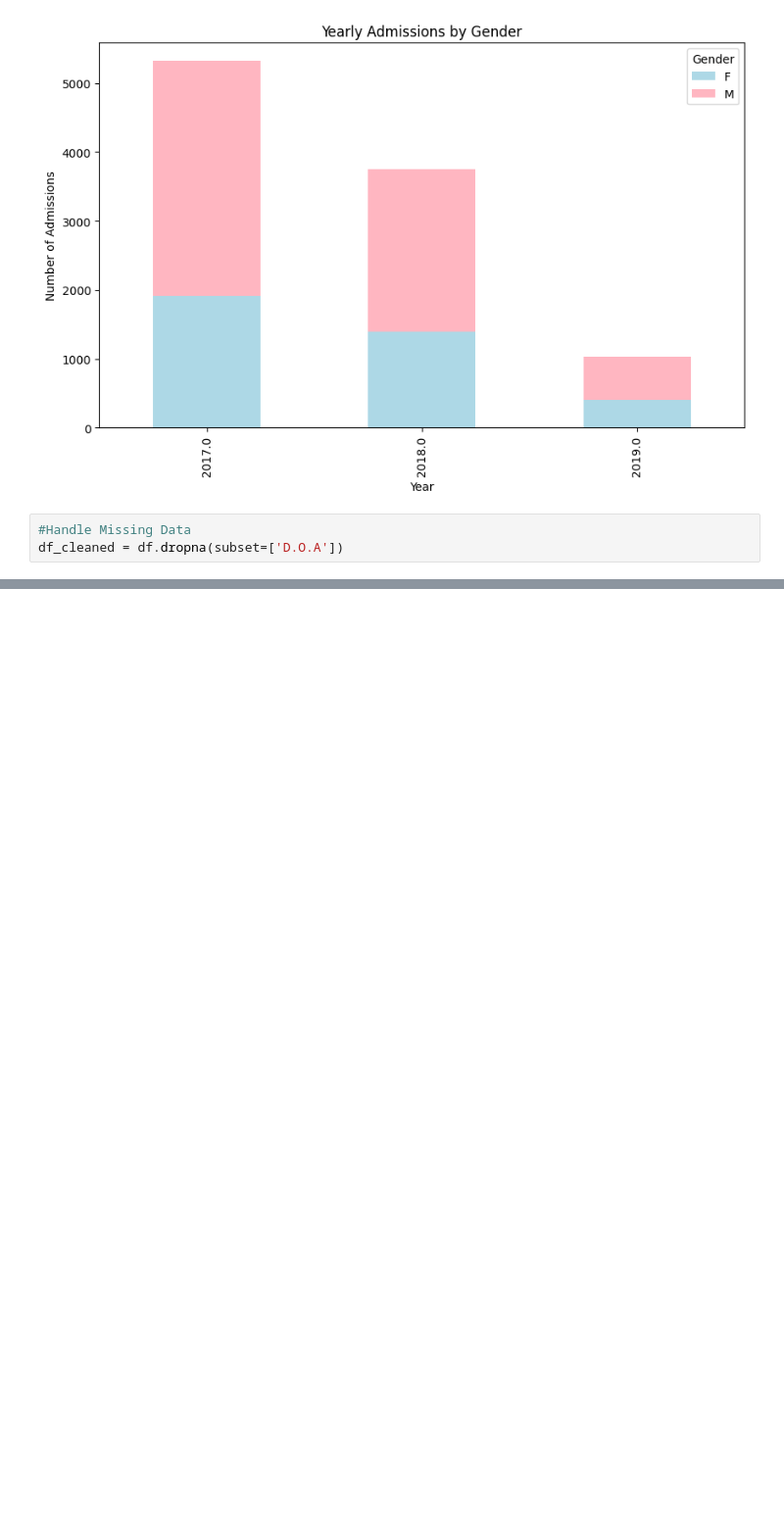
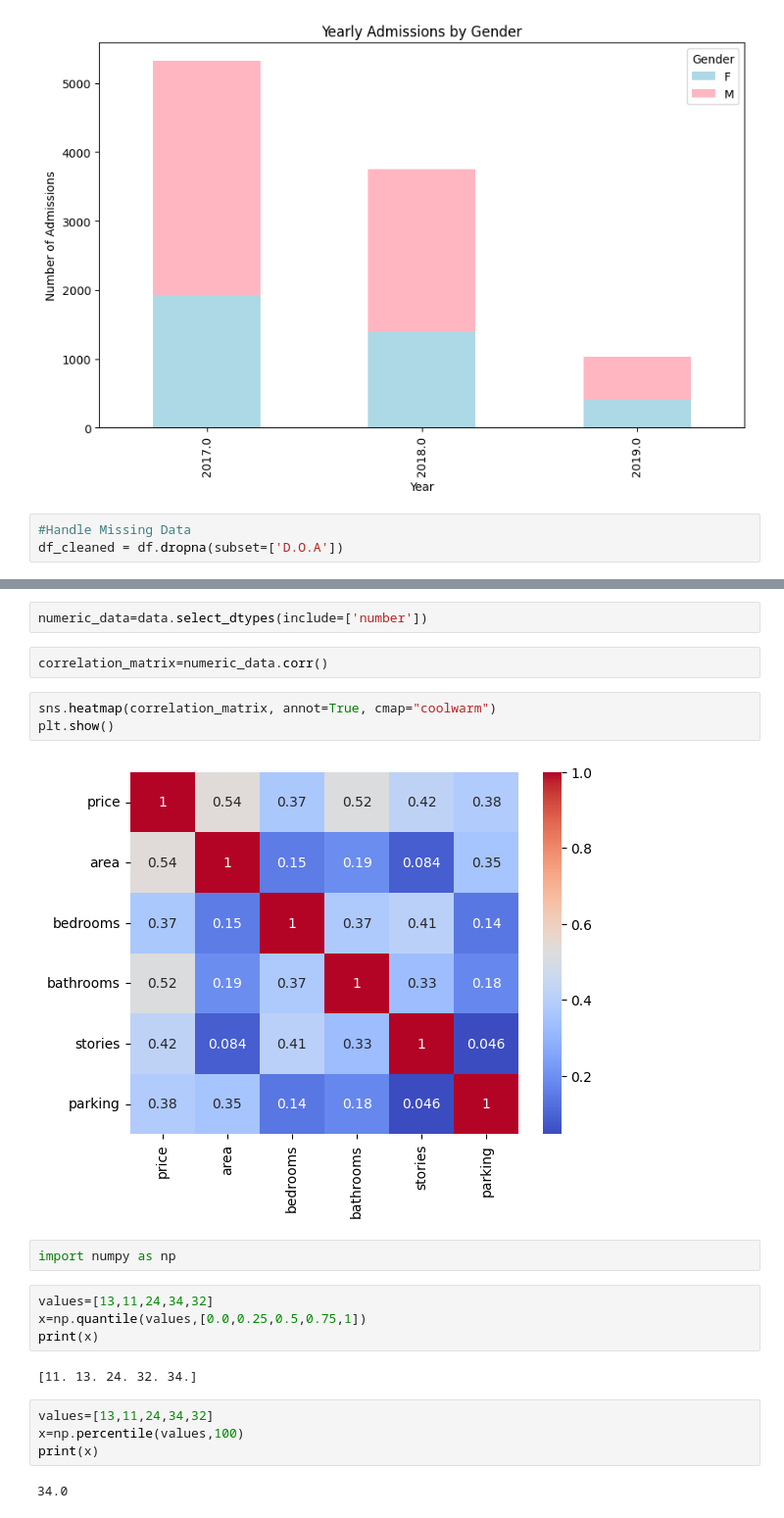
Before and after one commit to PratikshaShelke24/data-science, a Jupyter notebook: EDApratices.ipynb, the cells around one changed output, grey strips where cells are left out. Shown at 98% size. Cells and saved outputs as stored; diff of their text form; blank space fills up the shorter version.

```diff
--- a/EDApratices.ipynb
+++ b/EDApratices.ipynb
@@ -178,0 +236,23 @@ df_cleaned = df.dropna(subset=['D.O.A'])
+# %%
+numeric_data=data.select_dtypes(include=['number'])
+# %%
+correlation_matrix=numeric_data.corr()
+# %%
+sns.heatmap(correlation_matrix, annot=True, cmap="coolwarm")
+plt.show()
+# %% [output]
+[figure, added]
+# %%
+import numpy as np
+# %%
+values=[13,11,24,34,32]
+x=np.quantile(values,[0.0,0.25,0.5,0.75,1])
+print(x)
+# %% [output]
+[11. 13. 24. 32. 34.]
+# %%
+values=[13,11,24,34,32]
+x=np.percentile(values,100)
+print(x)
+# %% [output]
+34.0
```
Also changed, not shown: parts of 8 cells of this notebook.
